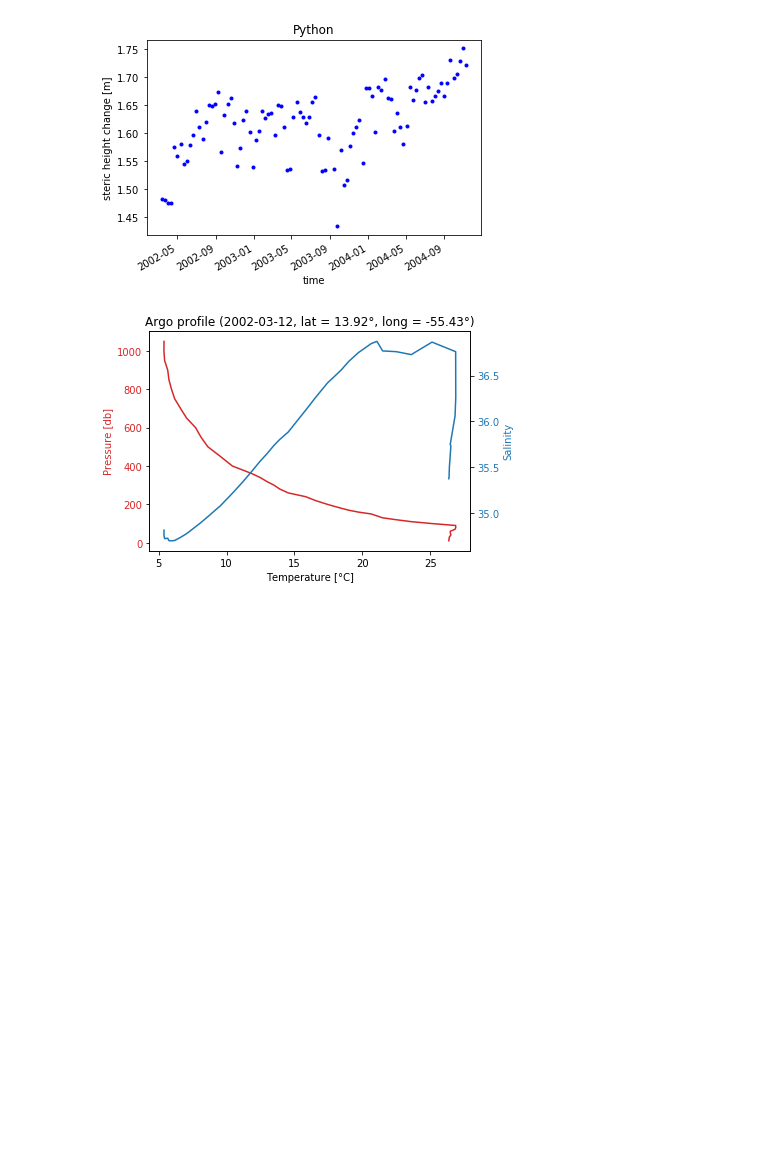
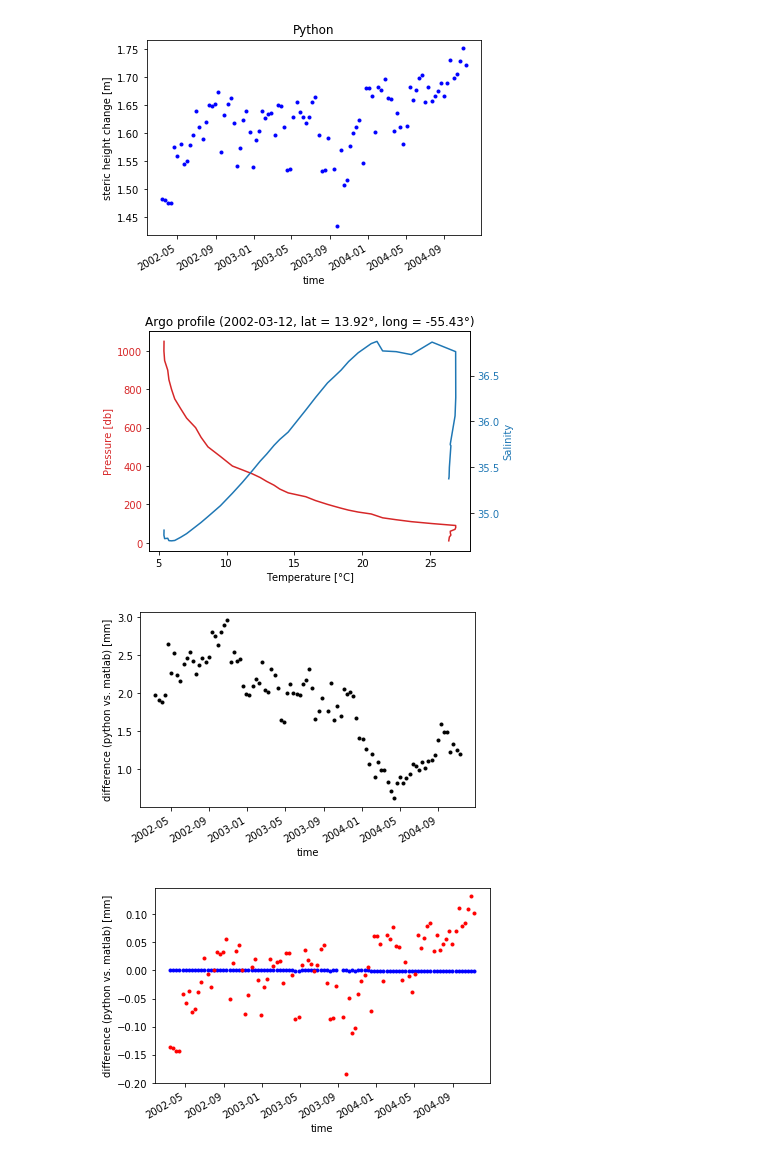
Before and after one commit to najona/st_height, a Jupyter notebook: steric_height_change.ipynb, the cells around one changed output. Drawn from its saved outputs; the diff is of its cells as text; code cells hidden in the pictures; blank space fills up the shorter version.

```diff
--- a/steric_height_change.ipynb
+++ b/steric_height_change.ipynb
@@ -88,2 +106,26 @@ plt.show()
 # %% [output]
 [figure]
+# %%
+fig4 = plt.figure()
+plt.ylabel('difference (python vs. matlab) [mm]')
+plt.xlabel('time')
+plt.plot(time,diff* 10**3,'k.')
+plt.gcf().autofmt_xdate()
+plt.show()
+fig4.savefig('diff.png', bbox_inches='tight')
+
+red_diff = diff-np.mean(diff)
+red_dh = dh-np.mean(dh)
+#test = np.corrcoef(-red_diff, red_dh)
+#print(test)
+
+fig5 = plt.figure()
+plt.ylabel('difference (python vs. matlab) [mm]')
+plt.xlabel('time')
+plt.plot(time,red_diff,'b.')
+plt.plot(time,red_dh,'r.')
+plt.gcf().autofmt_xdate()
+plt.show()
+# %% [output]
+[figure, added]
+[figure, added]
```
Also changed, not shown: parts of 4 cells of this notebook.
